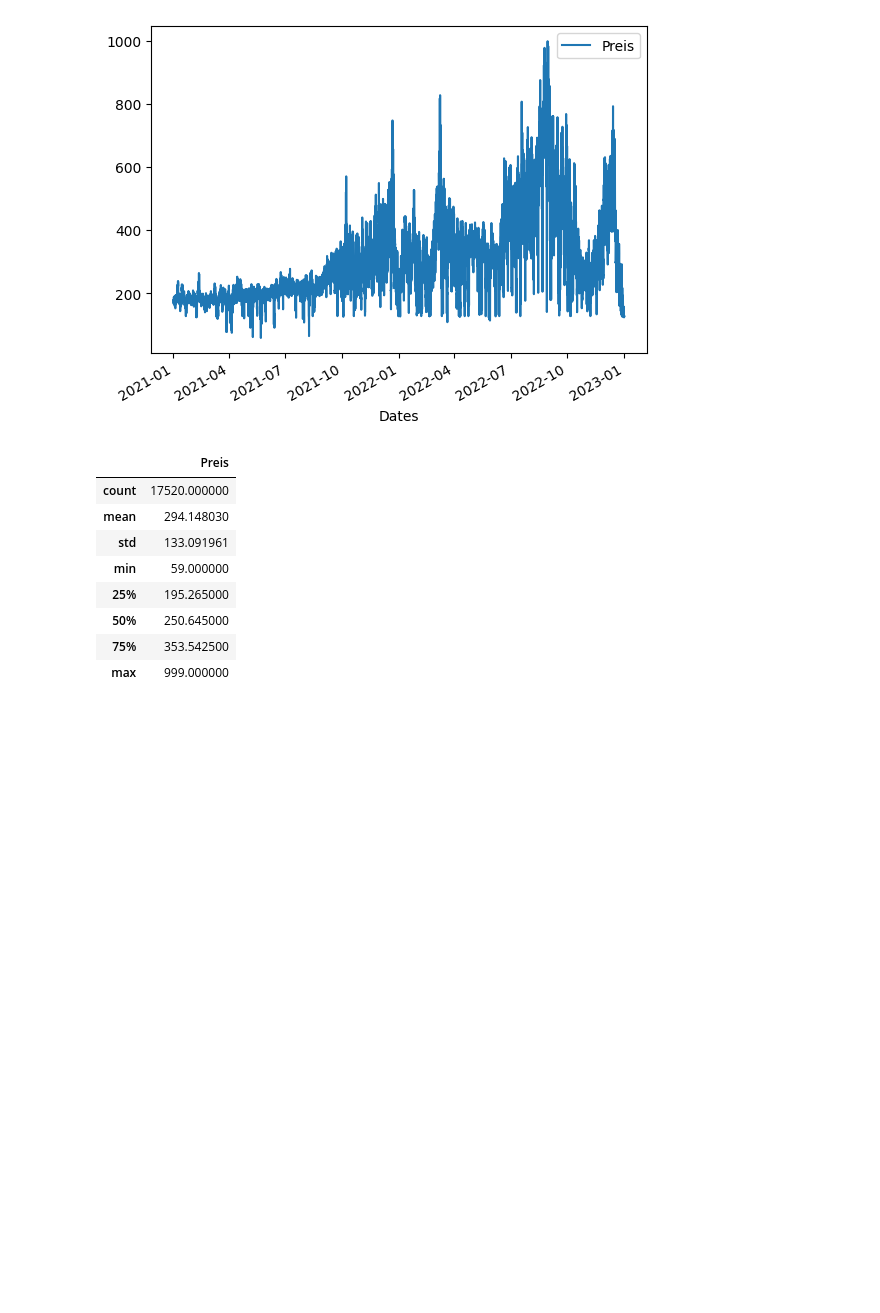
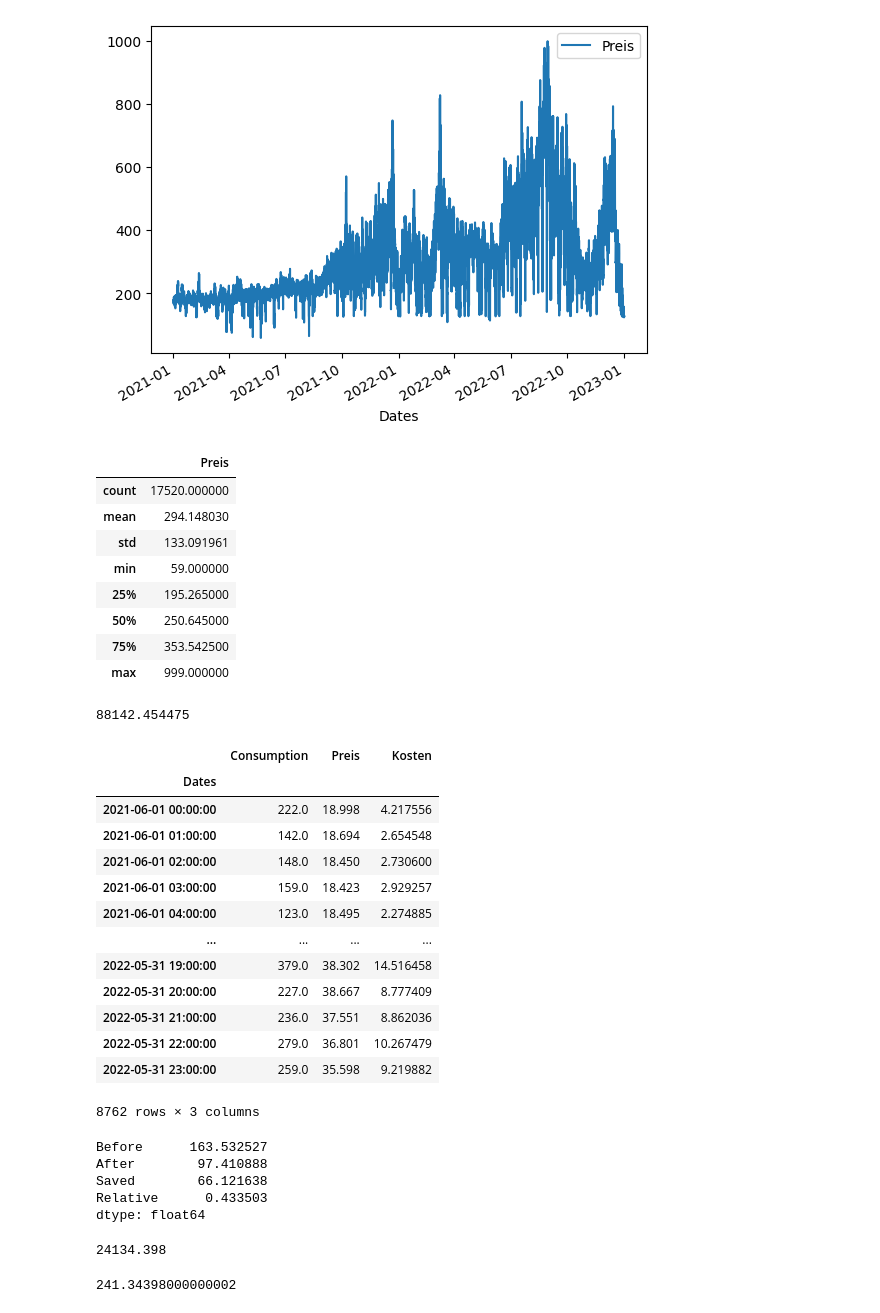
Before and after one commit to MockaWolke/SmartCity, a Jupyter notebook: prices.ipynb, the cells around one changed output. Saved outputs shown, nothing was run; the diff lists cells and outputs as text; code cells hidden in the pictures; blank space fills up the shorter version.

```diff
--- a/prices.ipynb
+++ b/prices.ipynb
@@ -47,3 +48,12 @@ price.describe()
 | 50% | 250.645000 |
 | 75% | 353.542500 |
 | max | 999.000000 |
+# %%
+df = pd.read_csv("processed_data.csv", index_col=0, parse_dates=True)
+df = df[["Consumption"]].join(price)
+df = df.dropna()
+df.Preis /= 10
+df["Kosten"] = (df.Consumption / 1000 * df.Preis)
+df.Kosten.sum()
+# %% [output]
+88142.454475
@@ -49,0 +95,17 @@ price.describe()
+# %%
+df
+# %% [output]
+|  | Consumption | Preis | Kosten |
+| Dates |  |  |  |
+| 2021-06-01 00:00:00 | 222.0 | 18.998 | 4.217556 |
+| 2021-06-01 01:00:00 | 142.0 | 18.694 | 2.654548 |
+| 2021-06-01 02:00:00 | 148.0 | 18.450 | 2.730600 |
+| 2021-06-01 03:00:00 | 159.0 | 18.423 | 2.929257 |
+| 2021-06-01 04:00:00 | 123.0 | 18.495 | 2.274885 |
+| ... | ... | ... | ... |
+| 2022-05-31 19:00:00 | 379.0 | 38.302 | 14.516458 |
+| 2022-05-31 20:00:00 | 227.0 | 38.667 | 8.777409 |
+| 2022-05-31 21:00:00 | 236.0 | 37.551 | 8.862036 |
+| 2022-05-31 22:00:00 | 279.0 | 36.801 | 10.267479 |
+| 2022-05-31 23:00:00 | 259.0 | 35.598 | 9.219882 |
+8762 rows × 3 columns
@@ -49,0 +123,19 @@ price.describe()
+# %%
+res["Saved"] = res.Before - res.After
+res["Relative"] = res.Saved / res.Before
+res.mean()
+# %% [output]
+Before      163.532527
+After        97.410888
+Saved        66.121638
+Relative      0.433503
+dtype: float64
+# %%
+total_reward = res.Saved.sum()
+total_reward
+# %% [output]
+24134.398
+# %%
+total_reward/100
+# %% [output]
+241.34398000000002
```
Also changed, not shown: parts of 5 cells of this notebook, 14 other files.
